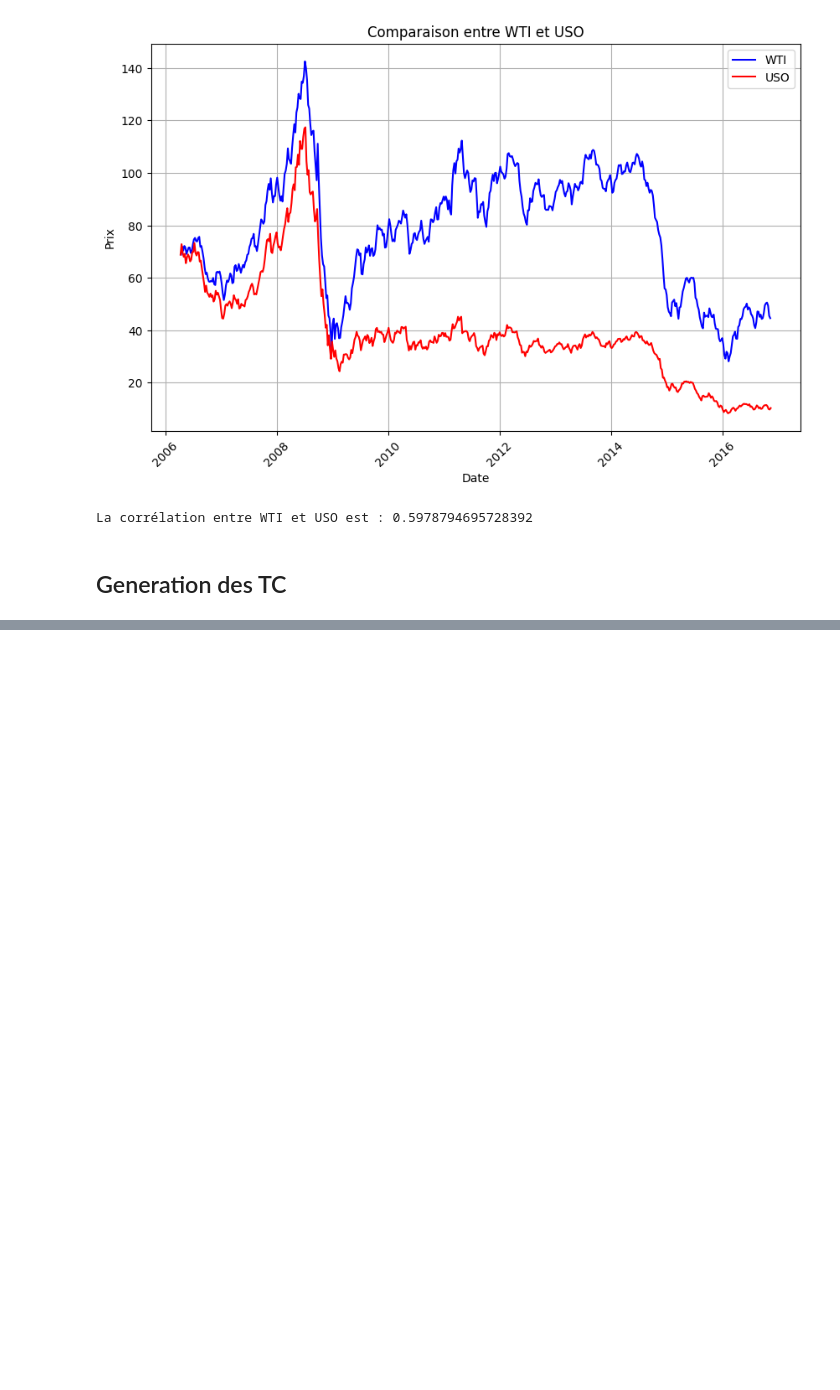
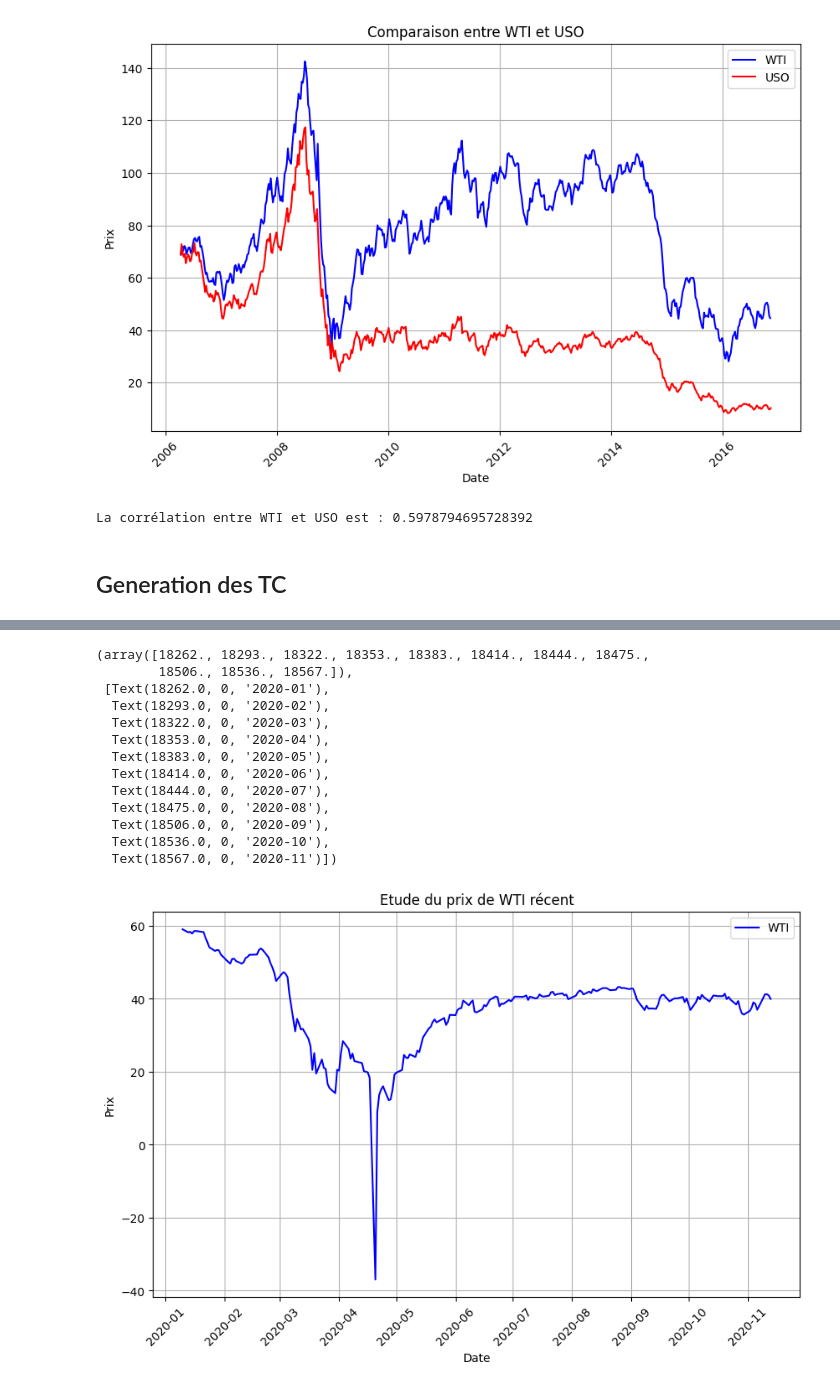
Before and after one commit to baptistedfr/Predicting-Oil-Price-Turning-Points, a Jupyter notebook: Etude_USO_WTI.ipynb, the cells around one changed output, grey strips where cells are left out. Cells and saved outputs as stored; diff of their text form; code cells hidden in the pictures; blank space fills up the shorter version.

```diff
--- a/Etude_USO_WTI.ipynb
+++ b/Etude_USO_WTI.ipynb
@@ -109,0 +143,34 @@ fw_uso.visualize(best_results)
+# %%
+start_date = "10/01/2020"
+end_date = "14/11/2020"
+fw_wti = Framework('daily')
+data_wti = fw_wti.select_sample(fw_wti.data, start_date, end_date)
+dates_wti = fw_wti.global_dates[data_wti[:, 0].astype(int)]
+import matplotlib.pyplot as plt
+plt.figure(figsize=(10, 6))
+plt.plot(dates_wti, data_wti[:, 1], label='WTI', color='blue', linestyle='-')
+plt.title('Etude du prix de WTI récent')
+# Ajouter des labels d'axes
+plt.xlabel('Date')
+plt.ylabel('Prix')
+# Ajouter une légende
+plt.legend()
+# Ajouter une grille
+plt.grid(True)
+# Formater l'axe des x pour afficher les dates correctement (si ce sont des objets datetime ou Timestamp)
+plt.xticks(rotation=45)
+# %% [output]
+(array([18262., 18293., 18322., 18353., 18383., 18414., 18444., 18475.,
+        18506., 18536., 18567.]),
+ [Text(18262.0, 0, '2020-01'),
+  Text(18293.0, 0, '2020-02'),
+  Text(18322.0, 0, '2020-03'),
+  Text(18353.0, 0, '2020-04'),
+  Text(18383.0, 0, '2020-05'),
+  Text(18414.0, 0, '2020-06'),
+  Text(18444.0, 0, '2020-07'),
+  Text(18475.0, 0, '2020-08'),
+  Text(18506.0, 0, '2020-09'),
+  Text(18536.0, 0, '2020-10'),
+  Text(18567.0, 0, '2020-11')])
+[figure, added]
```
Also changed, not shown: parts of 5 cells of this notebook, 15 other files.
